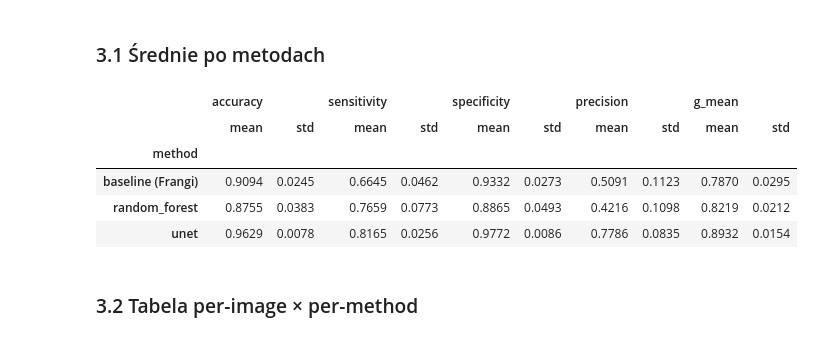
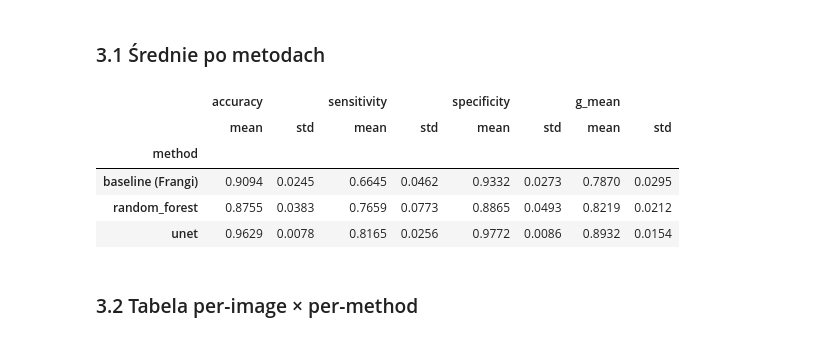
Before and after one commit to YIlyaA/Eye-Fundus, a Jupyter notebook: notebooks/app.ipynb, the cells around one changed output. Saved outputs shown, nothing was run; the diff lists cells and outputs as text; code cells hidden in the pictures.

```diff
--- a/notebooks/app.ipynb
+++ b/notebooks/app.ipynb
@@ -128,8 +126,6 @@ if HAVE_WIDGETS:
             with out_area:
                 image_id = image_dd.value
                 method = method_dd.value
-                cached = (image_id, method) in pred_cache
-                print(f'{method} on {image_id} ' + ('(cached)' if cached else '...'))
                 try:
                     img, gt, fv, pred = cached_predict(image_id, method)
                 except Exception as e:
@@ -145,8 +141,7 @@ if HAVE_WIDGETS:
                     ('Original', img),
                     ('Ground truth', gt * 255),
                     (f'{method} prediction', pred * 255),
-                    ('Overlay', visualize.overlay(img, pred, color=COLORS[method], alpha=0.6)),
-                ], ncols=4, suptitle=f'{image_id} - {method}', figsize_per_panel=(4, 4))
+                ], ncols=3, suptitle=f'{image_id} - {method}', figsize_per_panel=(4, 4))
                 plt.show()
         finally:
             run_btn.disabled = False
@@ -194,16 +189,16 @@ df = pd.DataFrame(rows)
 ### 3.1 Średnie po metodach
 # %%
 summary = df.groupby('method')[
-    ['accuracy', 'sensitivity', 'specificity', 'precision', 'g_mean']
+    ['accuracy', 'sensitivity', 'specificity', 'g_mean']
 ].agg(['mean', 'std']).round(4)
 summary
 # %% [output]
-|  | accuracy |  | sensitivity |  | specificity |  | precision |  | g_mean |  |
-|  | mean | std | mean | std | mean | std | mean | std | mean | std |
-| method |  |  |  |  |  |  |  |  |  |  |
-| baseline (Frangi) | 0.9094 | 0.0245 | 0.6645 | 0.0462 | 0.9332 | 0.0273 | 0.5091 | 0.1123 | 0.7870 | 0.0295 |
-| random_forest | 0.8755 | 0.0383 | 0.7659 | 0.0773 | 0.8865 | 0.0493 | 0.4216 | 0.1098 | 0.8219 | 0.0212 |
-| unet | 0.9629 | 0.0078 | 0.8165 | 0.0256 | 0.9772 | 0.0086 | 0.7786 | 0.0835 | 0.8932 | 0.0154 |
+|  | accuracy |  | sensitivity |  | specificity |  | g_mean |  |
+|  | mean | std | mean | std | mean | std | mean | std |
+| method |  |  |  |  |  |  |  |  |
+| baseline (Frangi) | 0.9094 | 0.0245 | 0.6645 | 0.0462 | 0.9332 | 0.0273 | 0.7870 | 0.0295 |
+| random_forest | 0.8755 | 0.0383 | 0.7659 | 0.0773 | 0.8865 | 0.0493 | 0.8219 | 0.0212 |
+| unet | 0.9629 | 0.0078 | 0.8165 | 0.0256 | 0.9772 | 0.0086 | 0.8932 | 0.0154 |
 # %% [markdown]
 ### 3.2 Tabela per-image × per-method
 # %%
```
Also changed, not shown: parts of 7 cells of this notebook, 4 other files.
